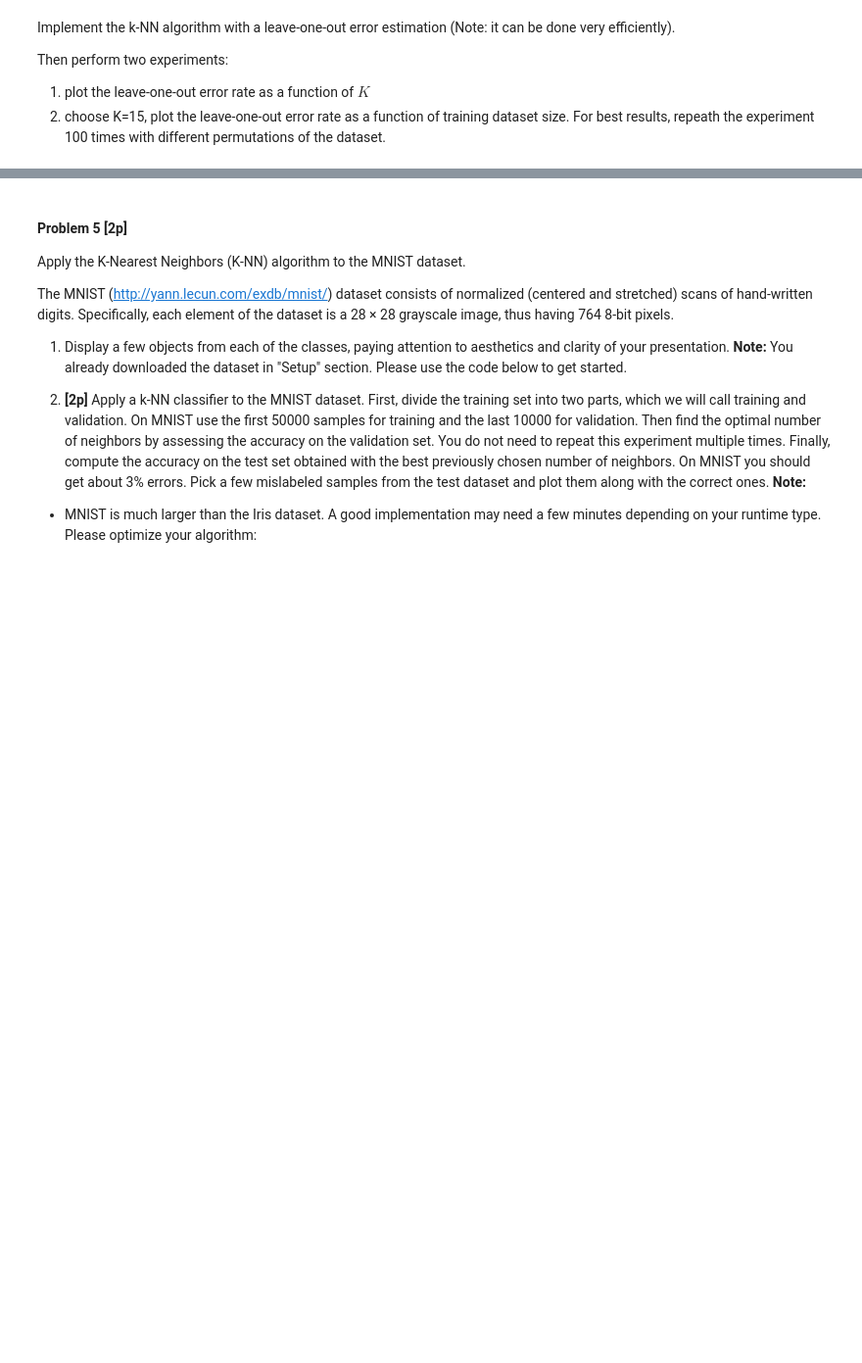
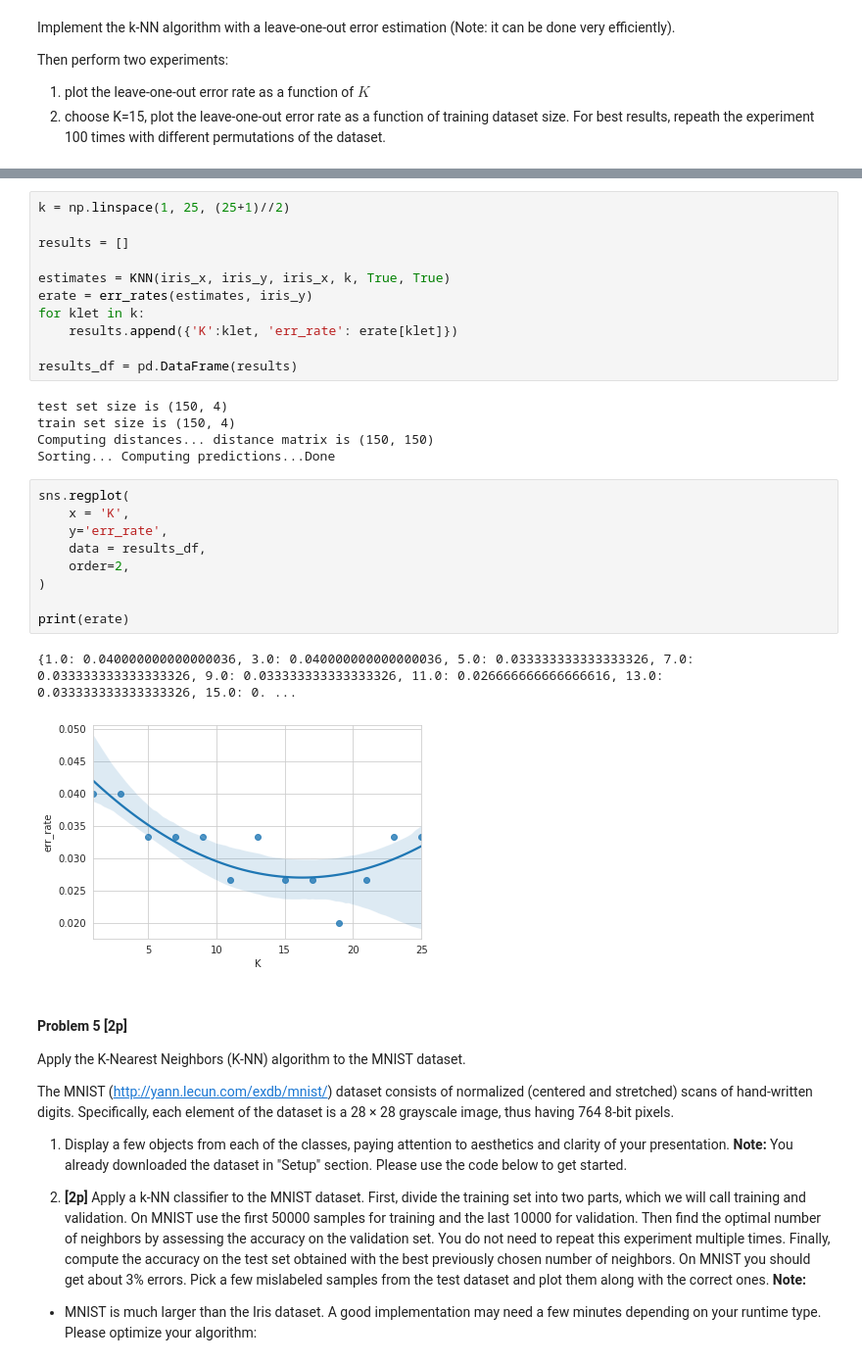
Before and after one commit to zbigos/ML2020, a Jupyter notebook: Lista1/lista1.ipynb, the cells around one changed output, grey strips where cells are left out. Shown at 98% size. Saved outputs shown, nothing was run; the diff lists cells and outputs as text; blank space fills up the shorter version.

```diff
--- a/Lista1/lista1.ipynb
+++ b/Lista1/lista1.ipynb
@@ -622,3 +639,31 @@ def calculate_distances(dataset):
+# %%
+k = np.linspace(1, 25, (25+1)//2)
+
+results = []
+
+estimates = KNN(iris_x, iris_y, iris_x, k, True, True)
+erate = err_rates(estimates, iris_y)
+for klet in k:
+    results.append({'K':klet, 'err_rate': erate[klet]})
+
+results_df = pd.DataFrame(results)
+# %% [output]
+test set size is (150, 4)
+train set size is (150, 4)
+Computing distances... distance matrix is (150, 150)
+Sorting... Computing predictions...Done
+# %%
+sns.regplot(
+    x = 'K',
+    y='err_rate',
+    data = results_df,
+    order=2,
+)
+
+print(erate)
+# %% [output]
+{1.0: 0.040000000000000036, 3.0: 0.040000000000000036, 5.0: 0.033333333333333326, 7.0: 0.033333333333333326, 9.0: 0.033333333333333326, 11.0: 0.026666666666666616, 13.0: 0.033333333333333326, 15.0: 0. ...
+[figure, added]
 # %% [markdown]
 #### Problem 5 [2p]
 
```
Also changed, not shown: parts of 12 cells of this notebook, 3 other files.
